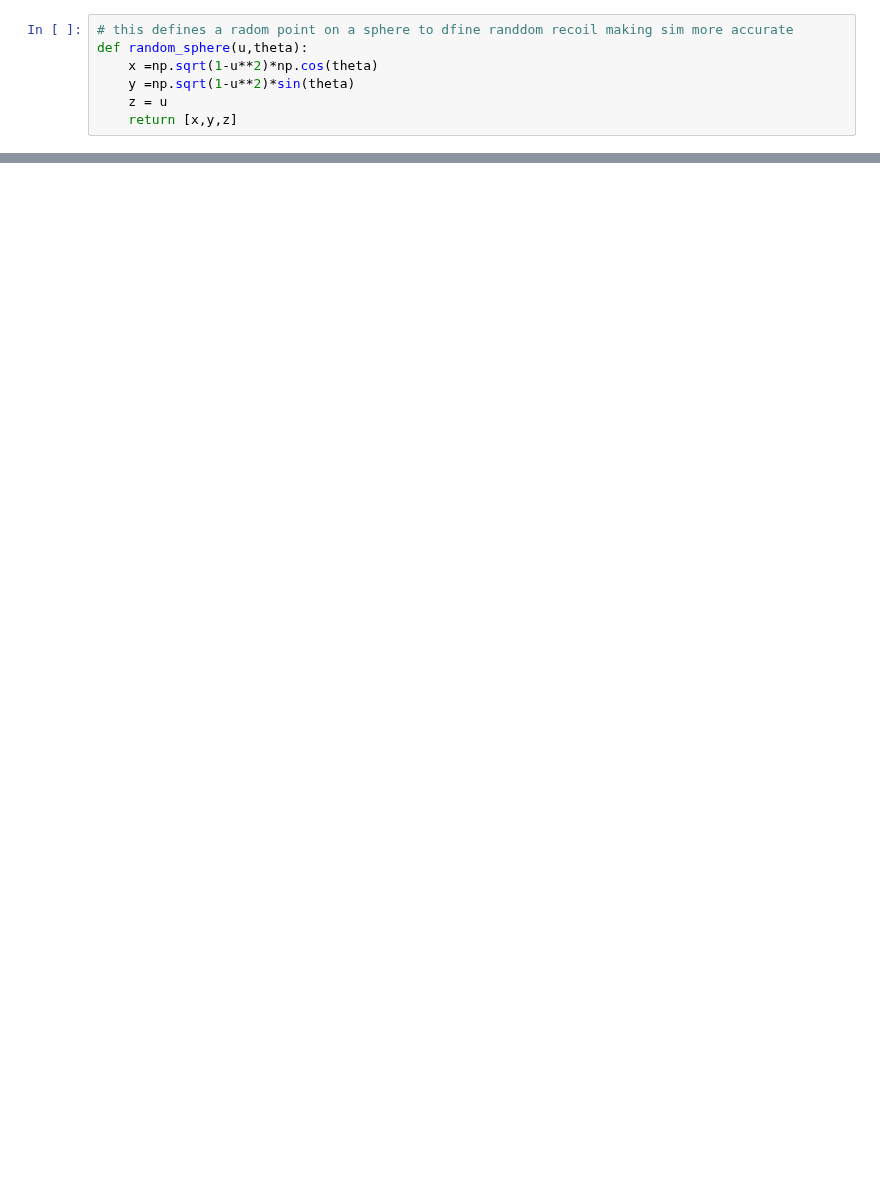
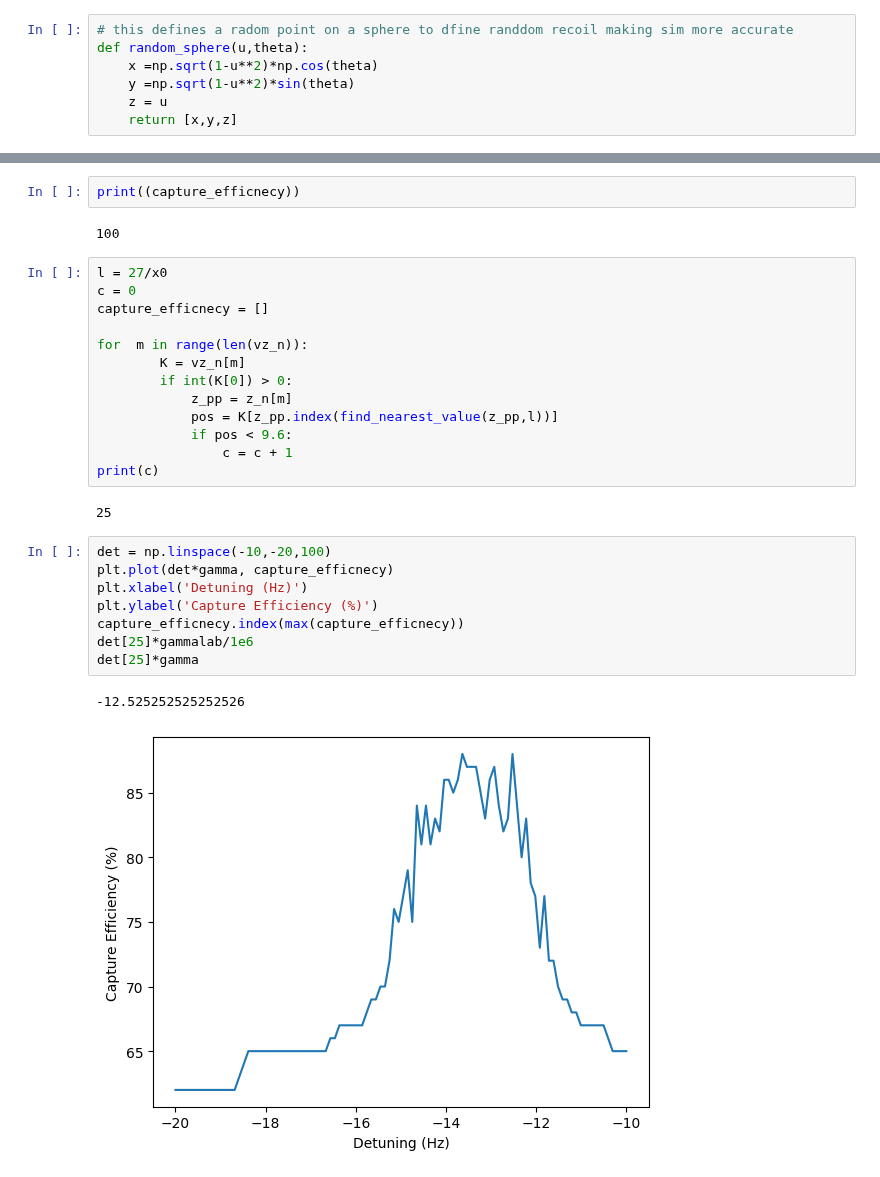
Before and after one commit to benfox4543/YB-zeeman-slower, a Jupyter notebook: zeeman slower_yb(fix after loosing good one).ipynb, the cells around one changed output, grey strips where cells are left out. Drawn from its saved outputs; the diff is of its cells as text; blank space fills up the shorter version.

Commit message:
fixing captur effcecney analysis

```diff
--- a/zeeman slower_yb(fix after loosing good one).ipynb
+++ b/zeeman slower_yb(fix after loosing good one).ipynb
@@ -510,3 +537,33 @@ IndentationError: expected an indented block after 'for' statement on line 7 (35
+# %%
+print((capture_efficnecy))
+# %% [output]
+100
+# %%
+l = 27/x0
+c = 0
+capture_efficnecy = []
+
+for  m in range(len(vz_n)):
+        K = vz_n[m]
+        if int(K[0]) > 0:
+            z_pp = z_n[m]
+            pos = K[z_pp.index(find_nearest_value(z_pp,l))]
+            if pos < 9.6:
+                c = c + 1
+print(c)
+# %% [output]
+25
+# %%
+det = np.linspace(-10,-20,100)
+plt.plot(det*gamma, capture_efficnecy)
+plt.xlabel('Detuning (Hz)')
+plt.ylabel('Capture Efficiency (%)')
+capture_efficnecy.index(max(capture_efficnecy))
+det[25]*gammalab/1e6
+det[25]*gamma
+# %% [output]
+-12.525252525252526
+[figure, added]
 # %%
 fig,ax = plt.subplots(2, 2, figsize=(12, 8), sharex=True)
 for i in range(len(z_n)):
```
Also changed, not shown: parts of 24 cells of this notebook.
